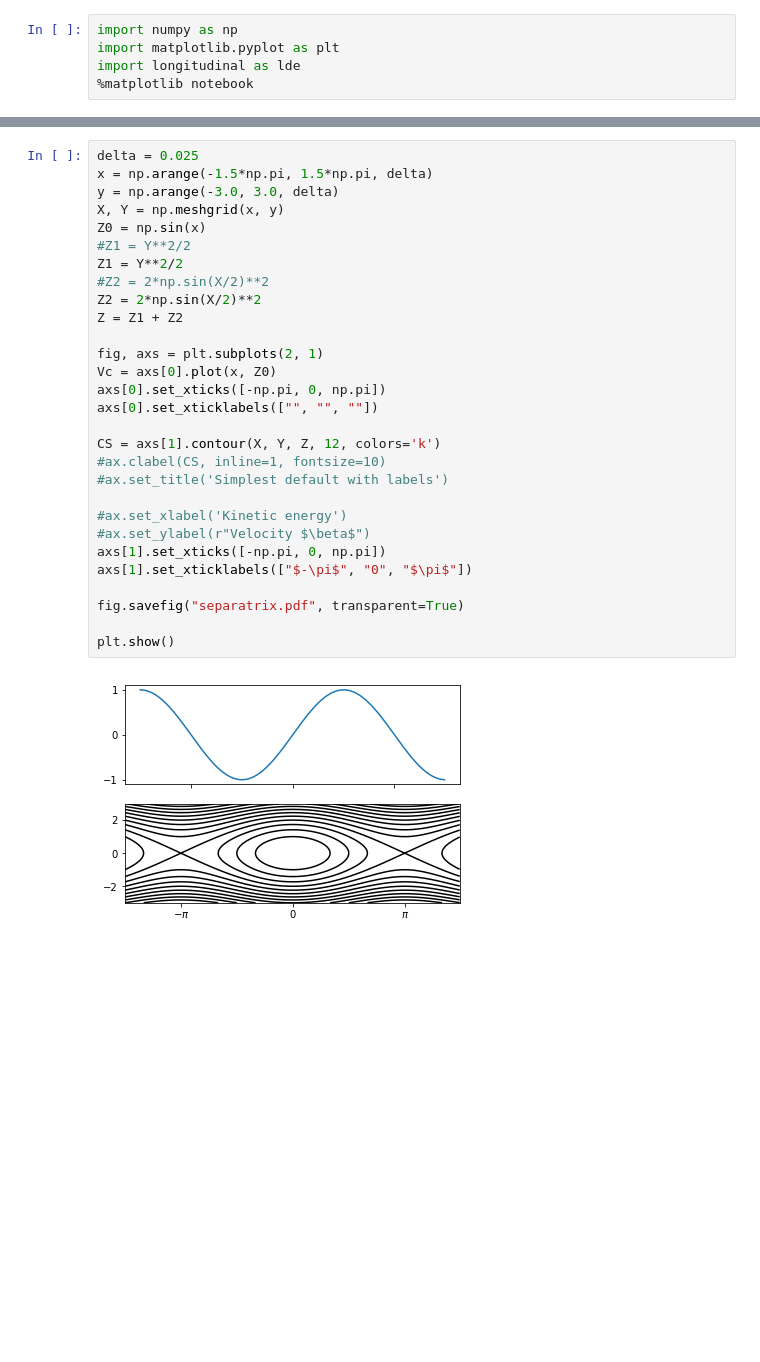
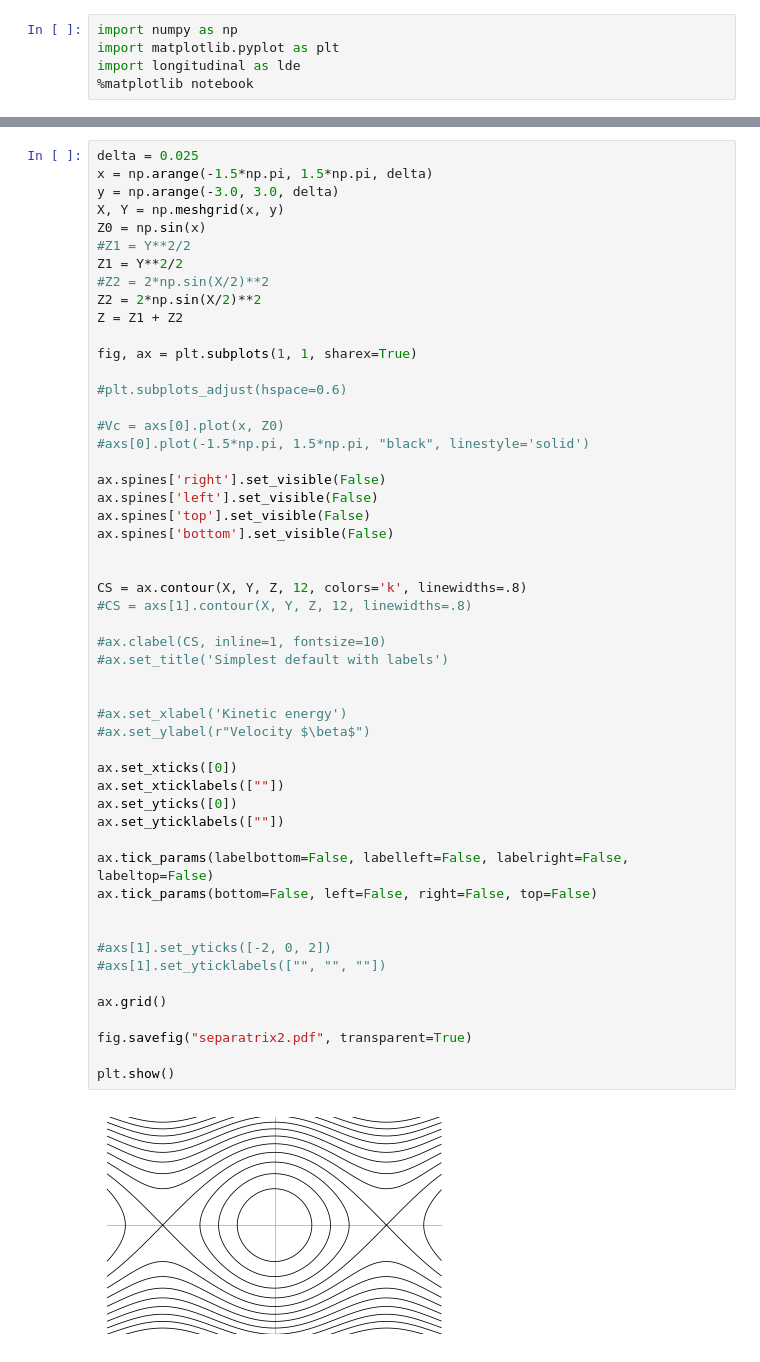
Before and after one commit to esuwaishi/IRoHa, a Jupyter notebook: IRoHa.ipynb, the cells around one changed output, grey strips where cells are left out. Cells and saved outputs as stored; diff of their text form; blank space fills up the shorter version.

```diff
--- a/IRoHa.ipynb
+++ b/IRoHa.ipynb
@@ -33,31 +96,54 @@ plt.show()
 # %%
 delta = 0.025
 x = np.arange(-1.5*np.pi, 1.5*np.pi, delta)
 y = np.arange(-3.0, 3.0, delta)
 X, Y = np.meshgrid(x, y)
 Z0 = np.sin(x)
 #Z1 = Y**2/2
 Z1 = Y**2/2
 #Z2 = 2*np.sin(X/2)**2
 Z2 = 2*np.sin(X/2)**2
 Z = Z1 + Z2
 
-fig, axs = plt.subplots(2, 1)
-Vc = axs[0].plot(x, Z0)
-axs[0].set_xticks([-np.pi, 0, np.pi])
-axs[0].set_xticklabels(["", "", ""])
+fig, ax = plt.subplots(1, 1, sharex=True)
 
-CS = axs[1].contour(X, Y, Z, 12, colors='k')
+#plt.subplots_adjust(hspace=0.6)
+
+#Vc = axs[0].plot(x, Z0)
+#axs[0].plot(-1.5*np.pi, 1.5*np.pi, "black", linestyle='solid')
+
+ax.spines['right'].set_visible(False)
+ax.spines['left'].set_visible(False)
+ax.spines['top'].set_visible(False)
+ax.spines['bottom'].set_visible(False)
+
+
+CS = ax.contour(X, Y, Z, 12, colors='k', linewidths=.8)
+#CS = axs[1].contour(X, Y, Z, 12, linewidths=.8)
+
 #ax.clabel(CS, inline=1, fontsize=10)
 #ax.set_title('Simplest default with labels')
 
+
 #ax.set_xlabel('Kinetic energy')
 #ax.set_ylabel(r"Velocity $\beta$")
-axs[1].set_xticks([-np.pi, 0, np.pi])
-axs[1].set_xticklabels(["$-\pi$", "0", "$\pi$"])
 
-fig.savefig("separatrix.pdf", transparent=True)
+ax.set_xticks([0])
+ax.set_xticklabels([""])
+ax.set_yticks([0])
+ax.set_yticklabels([""])
+
+ax.tick_params(labelbottom=False, labelleft=False, labelright=False, labeltop=False)
+ax.tick_params(bottom=False, left=False, right=False, top=False)
+
+
+#axs[1].set_yticks([-2, 0, 2])
+#axs[1].set_yticklabels(["", "", ""])
+
+ax.grid()
+
+fig.savefig("separatrix2.pdf", transparent=True)
 
 plt.show()
 # %% [output]
-[figure, old version]
+[figure, new version]
```
Also changed, not shown: parts of 2 cells of this notebook, 13 other files.
